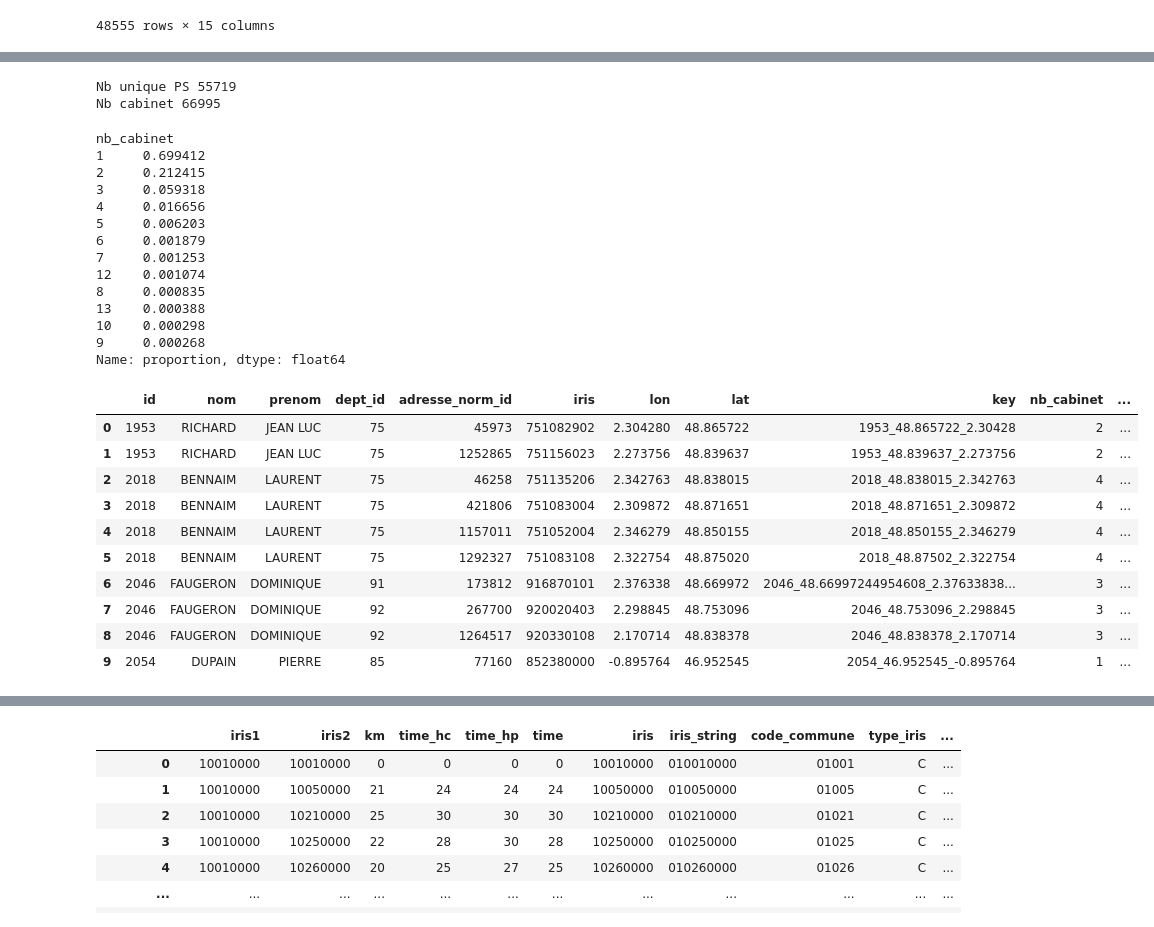
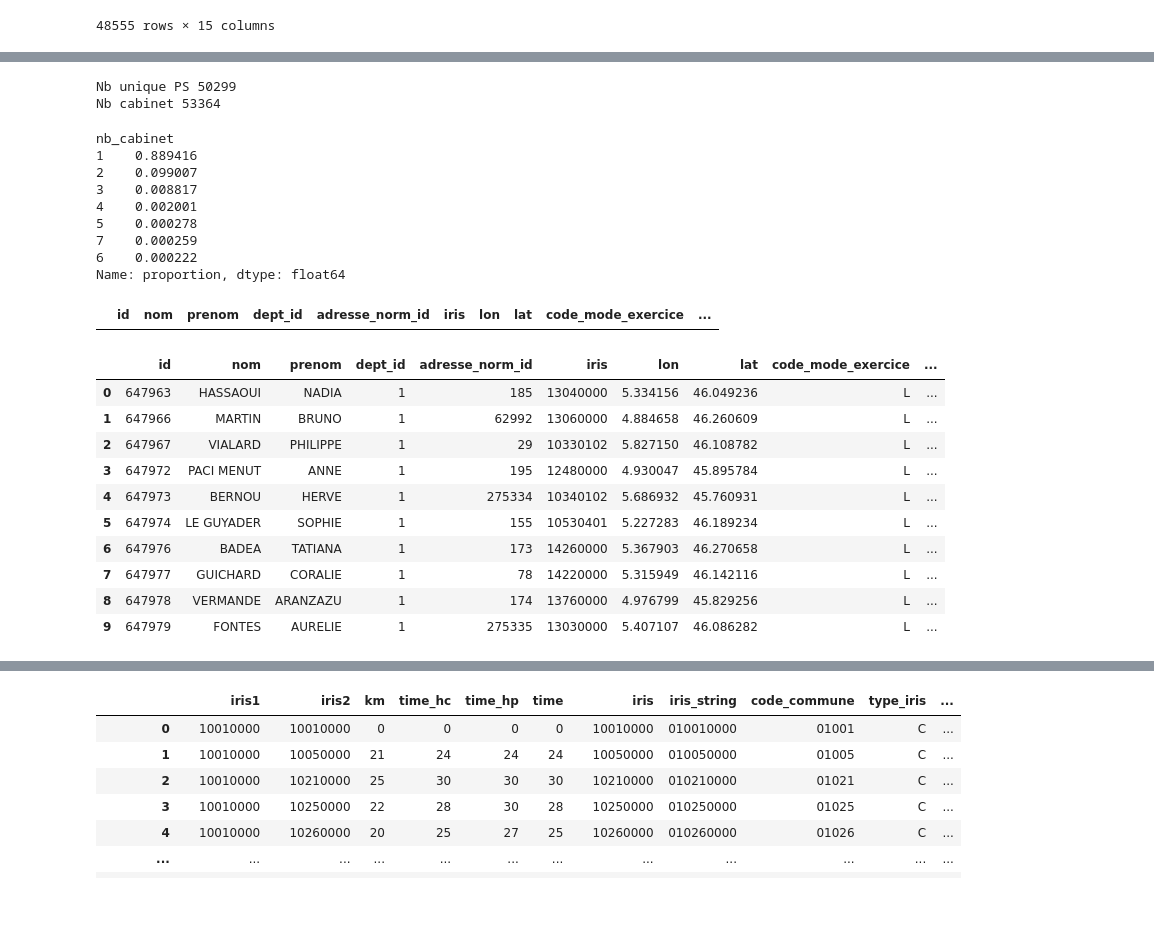
Before and after one commit to cyrilvincent/skema, a Jupyter notebook: apl/apl_france.ipynb, the cells around one changed output, grey strips where cells are left out. Saved outputs shown, nothing was run; the diff lists cells and outputs as text; code cells hidden in the pictures.

Commit message:
slider finish + nb cabinet without L

```diff
--- a/apl/apl_france.ipynb
+++ b/apl/apl_france.ipynb
@@ -88,7 +88,7 @@ where route_min <= {time}) order by "iris1", "iris2"
     return m
 # %%
 specialite=10
-year=21
+year=23
 source="PA"
 time=30
 time_type="HC"
@@ -183,43 +166,45 @@ nb_cabinet_ps = ps_df.groupby(["id", "lon", "lat"])
 print(f"Nb unique PS {nb_ps}")
 print(f"Nb cabinet {len(nb_cabinet_ps)}")
 # %% [output]
-Nb unique PS 55719
-Nb cabinet 66995
+Nb unique PS 50299
+Nb cabinet 53364
 # %%
-ps_df["key"] = ps_df["id"].astype(str) + "_" + ps_df["lat"].astype(str) + "_" + ps_df["lon"].astype(str)
+ps_df["key"] = ps_df["id"].astype(str) + "_" + ps_df["code_mode_exercice"] + "_" + ps_df["lat"].astype(str) + "_" + ps_df["lon"].astype(str)
 ps_df["nb_cabinet"] = ps_df.groupby("id")["key"].transform("nunique")
 ps_df["nb_cabinet"].value_counts(normalize=True)
 # %% [output]
 nb_cabinet
-1     0.699412
-2     0.212415
-3     0.059318
-4     0.016656
-5     0.006203
-6     0.001879
-7     0.001253
-12    0.001074
-8     0.000835
-13    0.000388
-10    0.000298
-9     0.000268
+1    0.889416
+2    0.099007
+3    0.008817
+4    0.002001
+5    0.000278
+7    0.000259
+6    0.000222
 Name: proportion, dtype: float64
+# %%
+ps_df[ps_df["id"]==1953]
+# %% [output]
+|  | id | nom | prenom | dept_id | adresse_norm_id | iris | lon | lat | code_mode_exercice | ... |
 # %%
+ps_df = ps_df[ps_df["code_mode_exercice"]=="L"]
 ps_df["weight"] = 1 / ps_df["nb_cabinet"]
 ps_df["nb"] = ps_df.groupby("iris")["weight"].transform("sum")
 ps_df.head(10)
+# 0.5 2.17
+# 0.5 8.83
 # %% [output]
-|  | id | nom | prenom | dept_id | adresse_norm_id | iris | lon | lat | key | nb_cabinet | ... |
-| 0 | 1953 | RICHARD | JEAN LUC | 75 | 45973 | 751082902 | 2.304280 | 48.865722 | 1953_48.865722_2.30428 | 2 | ... |
-| 1 | 1953 | RICHARD | JEAN LUC | 75 | 1252865 | 751156023 | 2.273756 | 48.839637 | 1953_48.839637_2.273756 | 2 | ... |
-| 2 | 2018 | BENNAIM | LAURENT | 75 | 46258 | 751135206 | 2.342763 | 48.838015 | 2018_48.838015_2.342763 | 4 | ... |
-| 3 | 2018 | BENNAIM | LAURENT | 75 | 421806 | 751083004 | 2.309872 | 48.871651 | 2018_48.871651_2.309872 | 4 | ... |
-| 4 | 2018 | BENNAIM | LAURENT | 75 | 1157011 | 751052004 | 2.346279 | 48.850155 | 2018_48.850155_2.346279 | 4 | ... |
-| 5 | 2018 | BENNAIM | LAURENT | 75 | 1292327 | 751083108 | 2.322754 | 48.875020 | 2018_48.87502_2.322754 | 4 | ... |
-| 6 | 2046 | FAUGERON | DOMINIQUE | 91 | 173812 | 916870101 | 2.376338 | 48.669972 | 2046_48.66997244954608_2.37633838... | 3 | ... |
-| 7 | 2046 | FAUGERON | DOMINIQUE | 92 | 267700 | 920020403 | 2.298845 | 48.753096 | 2046_48.753096_2.298845 | 3 | ... |
-| 8 | 2046 | FAUGERON | DOMINIQUE | 92 | 1264517 | 920330108 | 2.170714 | 48.838378 | 2046_48.838378_2.170714 | 3 | ... |
-| 9 | 2054 | DUPAIN | PIERRE | 85 | 77160 | 852380000 | -0.895764 | 46.952545 | 2054_46.952545_-0.895764 | 1 | ... |
+|  | id | nom | prenom | dept_id | adresse_norm_id | iris | lon | lat | code_mode_exercice | ... |
+| 0 | 647963 | HASSAOUI | NADIA | 1 | 185 | 13040000 | 5.334156 | 46.049236 | L | ... |
+| 1 | 647966 | MARTIN | BRUNO | 1 | 62992 | 13060000 | 4.884658 | 46.260609 | L | ... |
+| 2 | 647967 | VIALARD | PHILIPPE | 1 | 29 | 10330102 | 5.827150 | 46.108782 | L | ... |
+| 3 | 647972 | PACI MENUT | ANNE | 1 | 195 | 12480000 | 4.930047 | 45.895784 | L | ... |
+| 4 | 647973 | BERNOU | HERVE | 1 | 275334 | 10340102 | 5.686932 | 45.760931 | L | ... |
+| 5 | 647974 | LE GUYADER | SOPHIE | 1 | 155 | 10530401 | 5.227283 | 46.189234 | L | ... |
+| 6 | 647976 | BADEA | TATIANA | 1 | 173 | 14260000 | 5.367903 | 46.270658 | L | ... |
+| 7 | 647977 | GUICHARD | CORALIE | 1 | 78 | 14220000 | 5.315949 | 46.142116 | L | ... |
+| 8 | 647978 | VERMANDE | ARANZAZU | 1 | 174 | 13760000 | 4.976799 | 45.829256 | L | ... |
+| 9 | 647979 | FONTES | AURELIE | 1 | 275335 | 13030000 | 5.407107 | 46.086282 | L | ... |
 # %%
 ps_df = ps_df.sort_values(by='iris')
 ps_df2 = ps_df.drop_duplicates(subset=['iris', 'nb'])
```
Also changed, not shown: parts of 28 cells of this notebook, 5 other files.
